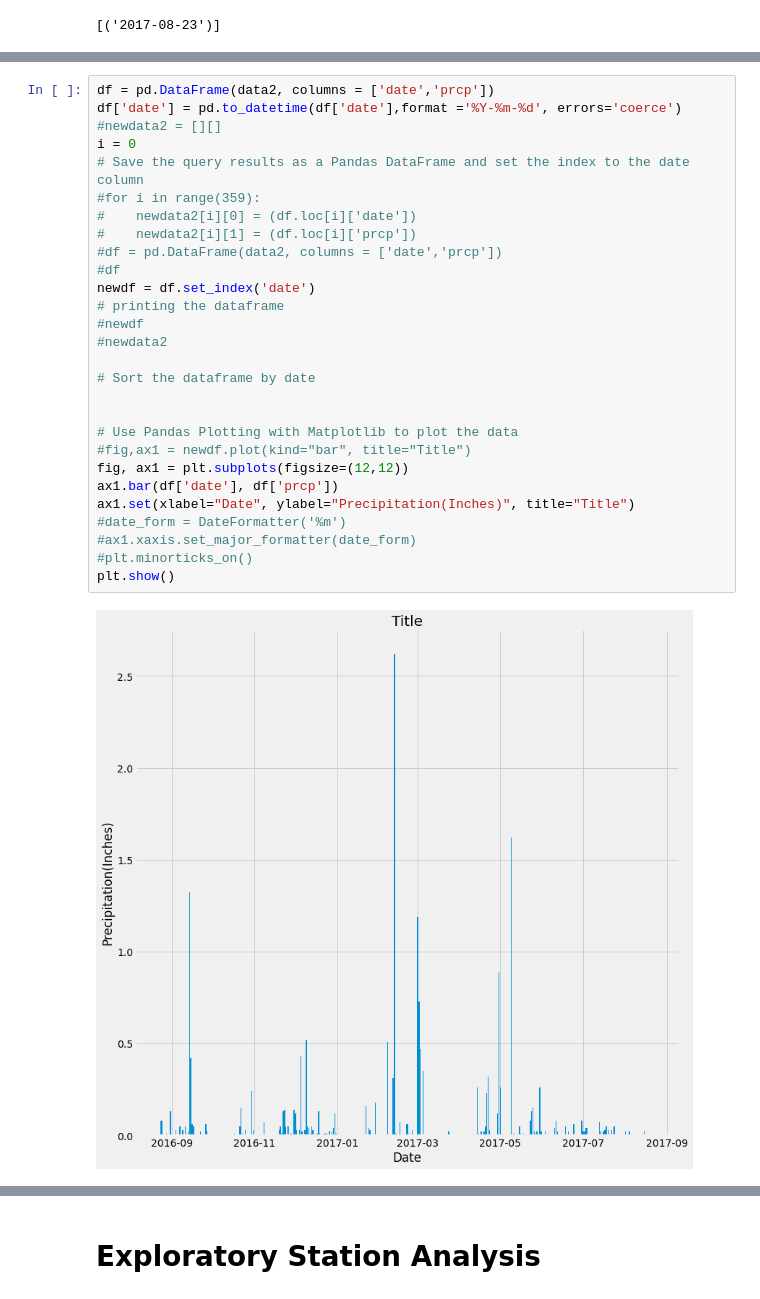
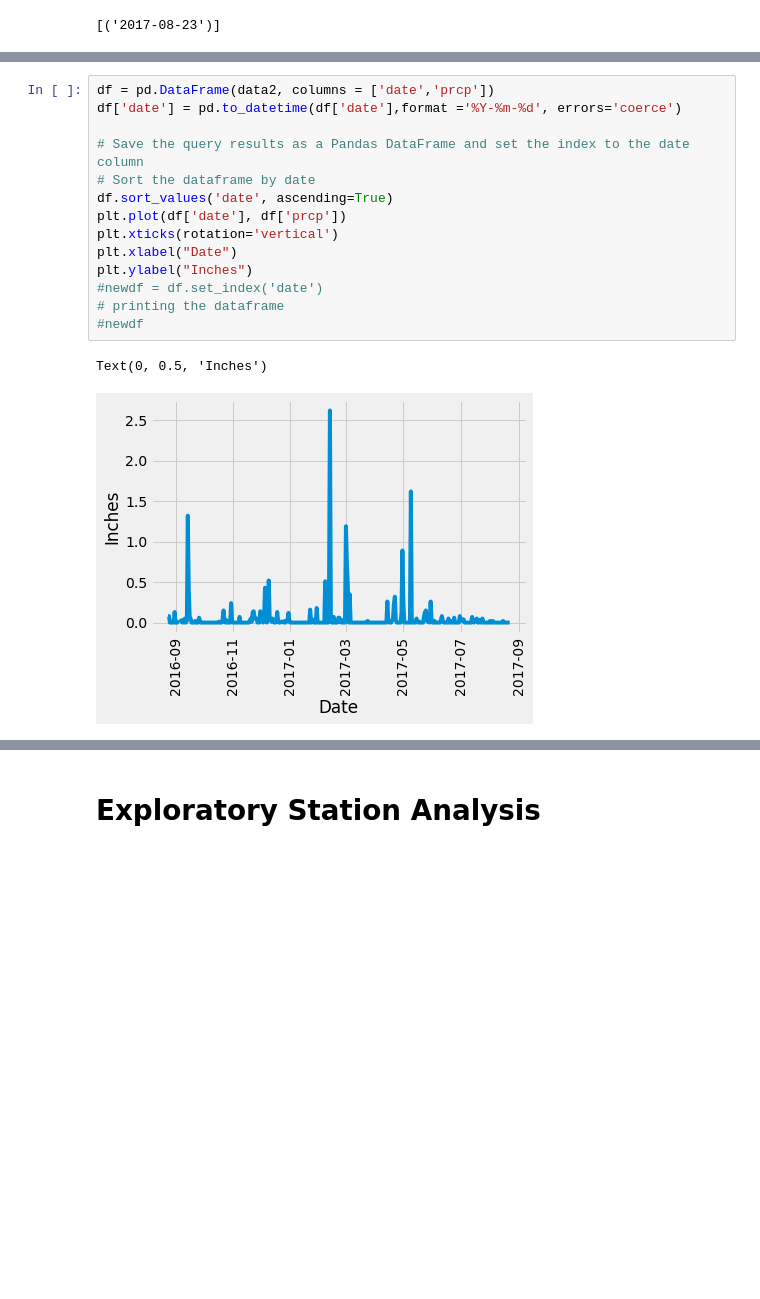
Before and after one commit to nsommerf/sqlalchemy, a Jupyter notebook: climate_starter.ipynb, the cells around one changed output, grey strips where cells are left out. Saved outputs shown, nothing was run; the diff lists cells and outputs as text; blank space fills up the shorter version.

```diff
--- a/climate_starter.ipynb
+++ b/climate_starter.ipynb
@@ -91,33 +91,20 @@ data2
 # %%
 df = pd.DataFrame(data2, columns = ['date','prcp'])
 df['date'] = pd.to_datetime(df['date'],format ='%Y-%m-%d', errors='coerce')
-#newdata2 = [][]
-i = 0
+
 # Save the query results as a Pandas DataFrame and set the index to the date column
-#for i in range(359):
-#    newdata2[i][0] = (df.loc[i]['date'])
-#    newdata2[i][1] = (df.loc[i]['prcp'])
-#df = pd.DataFrame(data2, columns = ['date','prcp'])
-#df
-newdf = df.set_index('date')
+# Sort the dataframe by date
+df.sort_values('date', ascending=True)
+plt.plot(df['date'], df['prcp'])
+plt.xticks(rotation='vertical')
+plt.xlabel("Date")
+plt.ylabel("Inches")
+#newdf = df.set_index('date')
 # printing the dataframe
 #newdf
-#newdata2
-
-# Sort the dataframe by date
-
-
-# Use Pandas Plotting with Matplotlib to plot the data
-#fig,ax1 = newdf.plot(kind="bar", title="Title")
-fig, ax1 = plt.subplots(figsize=(12,12))
-ax1.bar(df['date'], df['prcp'])
-ax1.set(xlabel="Date", ylabel="Precipitation(Inches)", title="Title")
-#date_form = DateFormatter('%m')
-#ax1.xaxis.set_major_formatter(date_form)
-#plt.minorticks_on()
-plt.show()
 # %% [output]
+Text(0, 0.5, 'Inches')
-[figure, old version]
+[figure, new version]
 # %%
 # Use Pandas to calcualte the summary statistics for the precipitation data
 df.describe()
```
Also changed, not shown: parts of 7 cells of this notebook.
